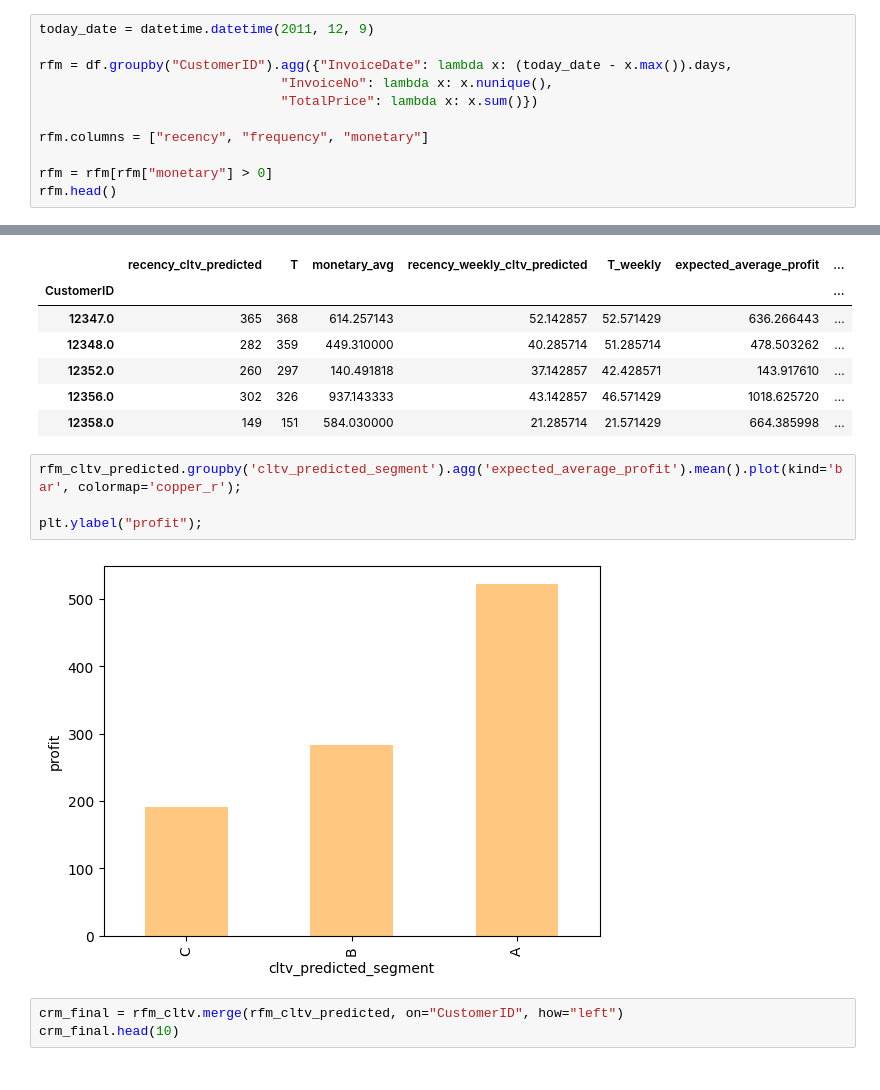
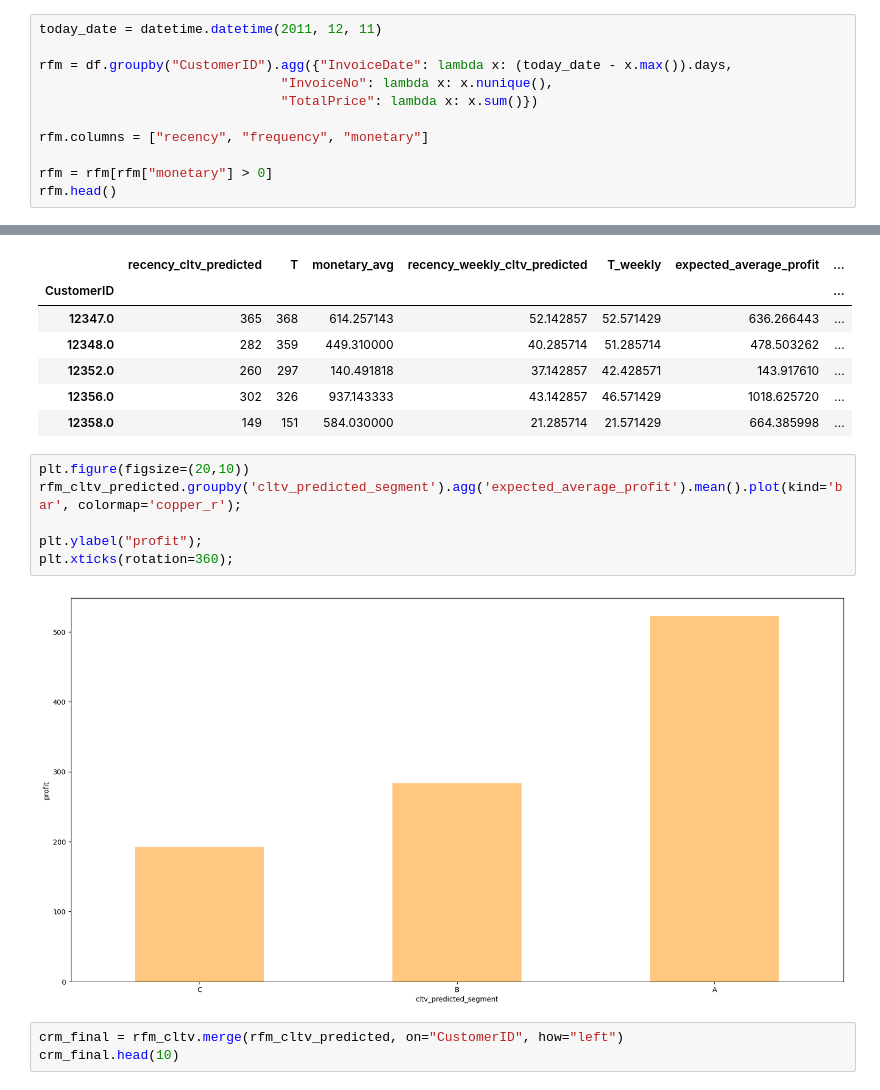
Before and after one commit to GLAZERadr/Data_Science_For_Industry_Task_3, a Jupyter notebook: Prediction.ipynb, the cells around one changed output, grey strips where cells are left out. Saved outputs shown, nothing was run; the diff lists cells and outputs as text.

```diff
--- a/Prediction.ipynb
+++ b/Prediction.ipynb
@@ -24,5 +58,5 @@ df['InvoiceDate'] = pd.to_datetime(df['InvoiceDate'])
 # %%
-today_date = datetime.datetime(2011, 12, 9)
+today_date = datetime.datetime(2011, 12, 11)
 
 rfm = df.groupby("CustomerID").agg({"InvoiceDate": lambda x: (today_date - x.max()).days,
                                "InvoiceNo": lambda x: x.nunique(),
@@ -245,11 +354,13 @@ rfm_cltv_predicted.head()
 | 12356.0 | 302 | 326 | 937.143333 | 43.142857 | 46.571429 | 1018.625720 | ... |
 | 12358.0 | 149 | 151 | 584.030000 | 21.285714 | 21.571429 | 664.385998 | ... |
 # %%
+plt.figure(figsize=(20,10))
 rfm_cltv_predicted.groupby('cltv_predicted_segment').agg('expected_average_profit').mean().plot(kind='bar', colormap='copper_r');
 
 plt.ylabel("profit");
+plt.xticks(rotation=360);
 # %% [output]
-[figure, old version]
+[figure, new version]
 # %%
 crm_final = rfm_cltv.merge(rfm_cltv_predicted, on="CustomerID", how="left")
 crm_final.head(10)
```
Also changed, not shown: parts of 37 cells of this notebook.
